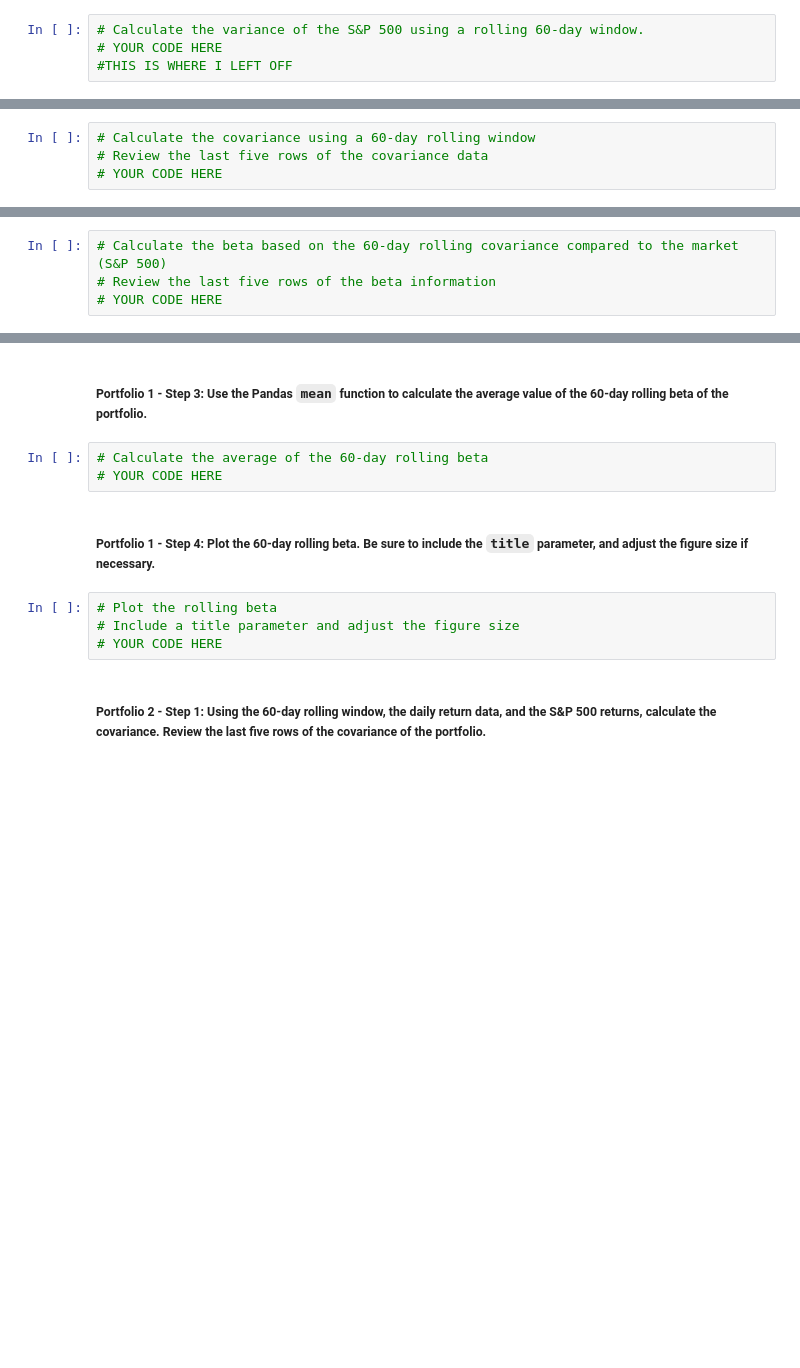
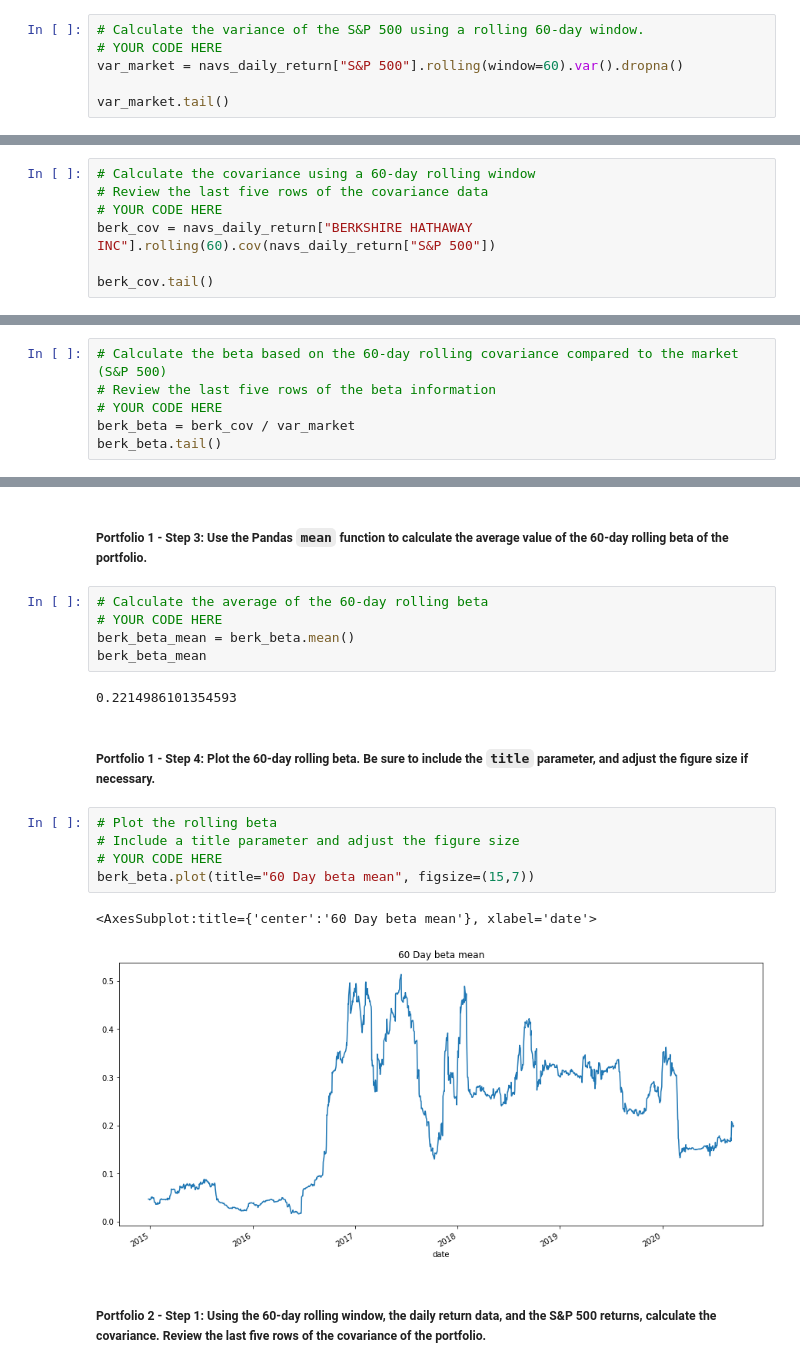
Before and after one commit to jjestrella/risk_return_analysis, a Jupyter notebook: risk_return_analysis/risk_return_analysis.ipynb, the cells around one changed output, grey strips where cells are left out. Cells and saved outputs as stored; diff of their text form; blank space fills up the shorter version.

Commit message:
finalize porfolio 60 day rolling code with var, cov and beta codes

```diff
--- a/risk_return_analysis/risk_return_analysis.ipynb
+++ b/risk_return_analysis/risk_return_analysis.ipynb
@@ -422,5 +422,7 @@ Your analysis is nearing completion. Now, you need to evaluate how the portfolio
 # %%
 # Calculate the variance of the S&P 500 using a rolling 60-day window.
 # YOUR CODE HERE
-#THIS IS WHERE I LEFT OFF
+var_market = navs_daily_return["S&P 500"].rolling(window=60).var().dropna()
+
+var_market.tail()
 # %% [output]
@@ -441,3 +449,6 @@ SyntaxError: invalid syntax (<ipython-input-1-2680d619ee5e>, line 3)
 # Calculate the covariance using a 60-day rolling window
 # Review the last five rows of the covariance data
 # YOUR CODE HERE
+berk_cov = navs_daily_return["BERKSHIRE HATHAWAY INC"].rolling(60).cov(navs_daily_return["S&P 500"])
+
+berk_cov.tail()
@@ -447,3 +466,5 @@ SyntaxError: invalid syntax (<ipython-input-1-2680d619ee5e>, line 3)
 # Calculate the beta based on the 60-day rolling covariance compared to the market (S&P 500)
 # Review the last five rows of the beta information
 # YOUR CODE HERE
+berk_beta = berk_cov / var_market
+berk_beta.tail()
@@ -452,12 +481,20 @@ SyntaxError: invalid syntax (<ipython-input-1-2680d619ee5e>, line 3)
 # %%
 # Calculate the average of the 60-day rolling beta
 # YOUR CODE HERE
+berk_beta_mean = berk_beta.mean()
+berk_beta_mean
+# %% [output]
+0.2214986101354593
 # %% [markdown]
 ##### Portfolio 1 - Step 4: Plot the 60-day rolling beta. Be sure to include the `title` parameter, and adjust the figure size if necessary.
 # %%
 # Plot the rolling beta
 # Include a title parameter and adjust the figure size
 # YOUR CODE HERE
+berk_beta.plot(title="60 Day beta mean", figsize=(15,7))
+# %% [output]
+<AxesSubplot:title={'center':'60 Day beta mean'}, xlabel='date'>
+[figure, added]
 # %% [markdown]
 ##### Portfolio 2 - Step 1: Using the 60-day rolling window, the daily return data, and the S&P 500 returns, calculate the covariance. Review the last five rows of the covariance of the portfolio.
 # %%
```
Also changed, not shown: parts of 12 cells of this notebook.
